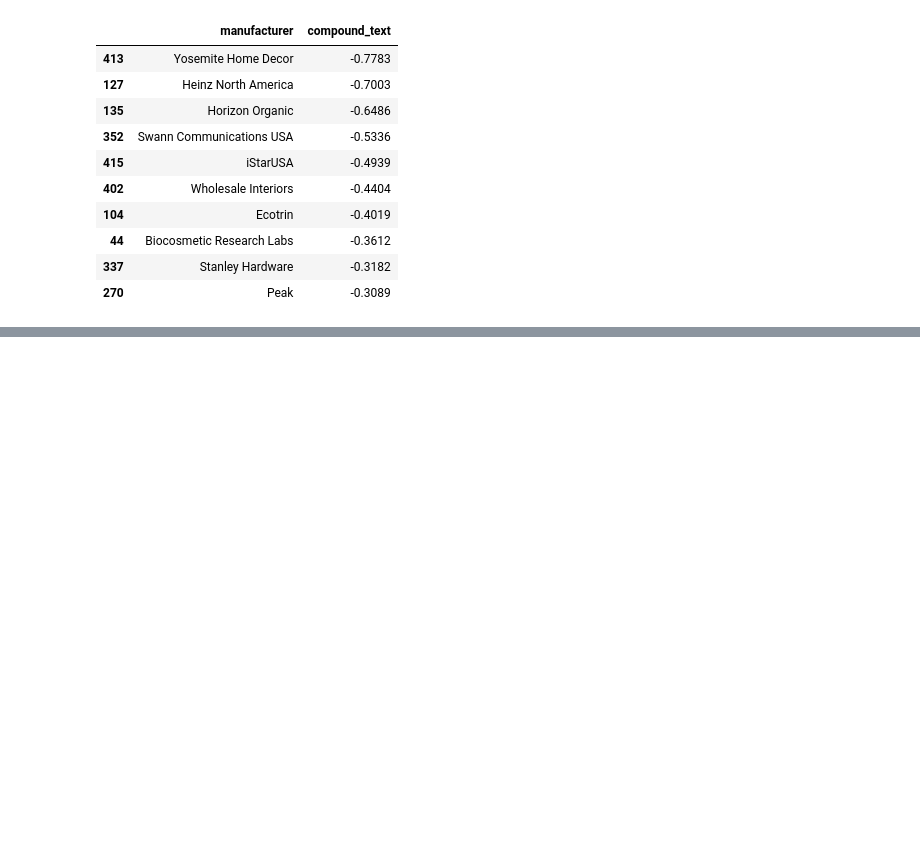
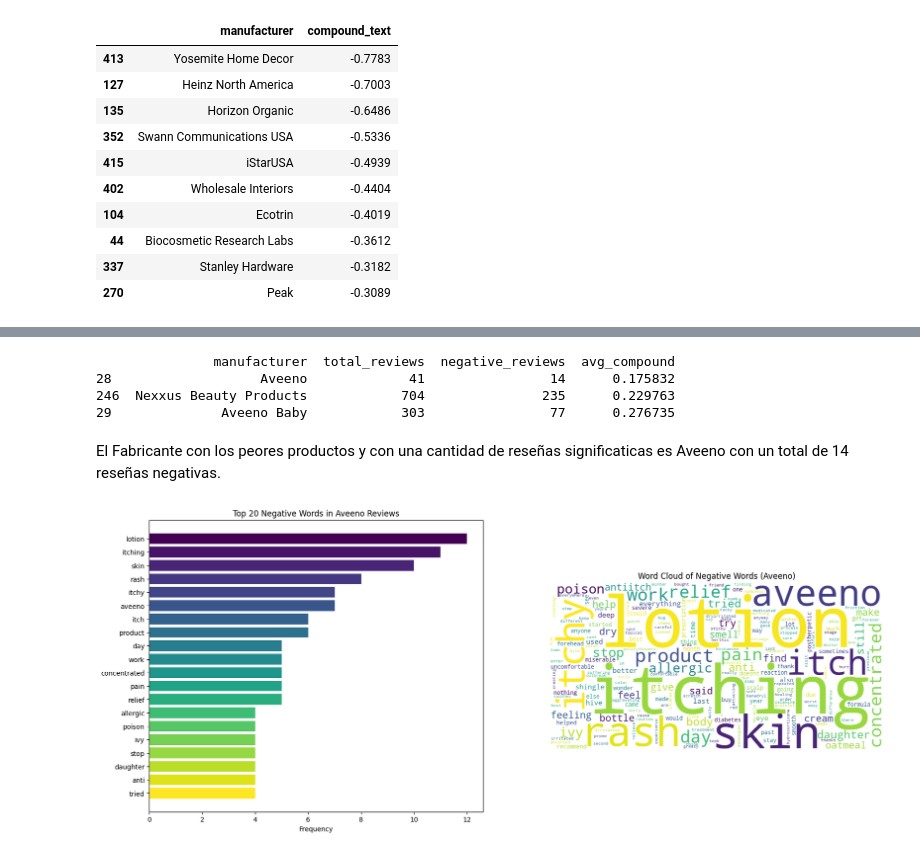
Before and after one commit to LeivaDiego/Lab6-DataScience, a Jupyter notebook: Lab6-ejercicio2.ipynb, the cells around one changed output, grey strips where cells are left out. Saved outputs shown, nothing was run; the diff lists cells and outputs as text; code cells hidden in the pictures; blank space fills up the shorter version.

Commit message:
Estretegia de Negocios
- Propuesta de mejora para el peor productos basado en data obtenida.

```diff
--- a/Lab6-ejercicio2.ipynb
+++ b/Lab6-ejercicio2.ipynb
@@ -782,0 +791,47 @@ display(top_10_worst_producers)
+# %%
+# Definir un umbral mínimo de reseñas negativas (por ejemplo, al menos 10 reseñas negativas)
+negative_reviews_threshold = 10
+
+# Agrupar las reseñas por fabricante, calcular el número de reseñas negativas y la media de la puntuación compuesta
+manufacturer_sentiment = reviews_df.groupby('manufacturer').agg(
+    total_reviews=('compound_text', 'count'),
+    negative_reviews=('compound_text', lambda x: (x < 0).sum()),
+    avg_compound=('compound_text', 'mean')
+).reset_index()
+
+# Filtrar los fabricantes que tienen al menos el umbral mínimo de reseñas negativas
+manufacturers_with_significant_negatives = manufacturer_sentiment[manufacturer_sentiment['negative_reviews'] > negative_reviews_threshold]
+
+# Ordenar los fabricantes por la media de la puntuación compuesta (de peor a mejor)
+worst_manufacturers = manufacturers_with_significant_negatives.sort_values(by='avg_compound', ascending=True)
+
+# Mostrar solo los primeros 3 fabricantes con más reseñas negativas y peor puntuación compuesta
+top_3_worst_manufacturers = worst_manufacturers.head(3)
+
+print(top_3_worst_manufacturers)
+# %% [output]
+               manufacturer  total_reviews  negative_reviews  avg_compound
+28                   Aveeno             41                14      0.175832
+246  Nexxus Beauty Products            704               235      0.229763
+29              Aveeno Baby            303                77      0.276735
+# %% [markdown]
+El Fabricante con los peores productos y con una cantidad de reseñas significaticas es Aveeno con un total de 14 reseñas negativas.
+# %%
+# Filtrar las reseñas asociadas a Aveeno
+aveeno_reviews = reviews_df[reviews_df['manufacturer'] == 'Aveeno']
+aveeno_negative_reviews = aveeno_reviews[aveeno_reviews['compound_text'] < 0]
+
+# Unir todos los textos de las reseñas negativas para la nube de palabras y gráfico de barras
+all_negative_words_aveeno = ' '.join(aveeno_negative_reviews['clean_reviews_text']).split()
+negative_word_freq_aveeno = Counter(all_negative_words_aveeno)
+
+# Obtener las 20 palabras más comunes
+top_negative_words_aveeno = negative_word_freq_aveeno.most_common(20)
+
+# Generar la nube de palabras para las palabras negativas más comunes en Aveeno
+wordcloud_negative_aveeno = WordCloud(width=800, height=400, background_color='white').generate_from_frequencies(dict(negative_word_freq_aveeno))
+
+# Visualizar los resultados para Aveeno
+plot_bars_and_wordcloud(top_negative_words_aveeno, wordcloud_negative_aveeno, 'Top 20 Negative Words in Aveeno Reviews', 'Word Cloud of Negative Words (Aveeno)')
+# %% [output]
+[figure, added]
```
Also changed, not shown: parts of 11 cells of this notebook, 1 other file.
